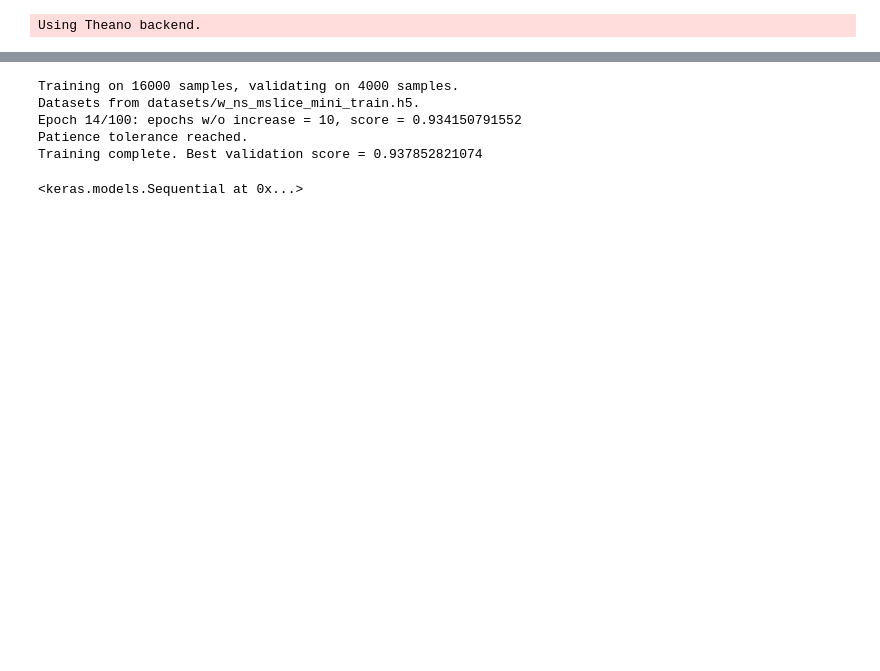
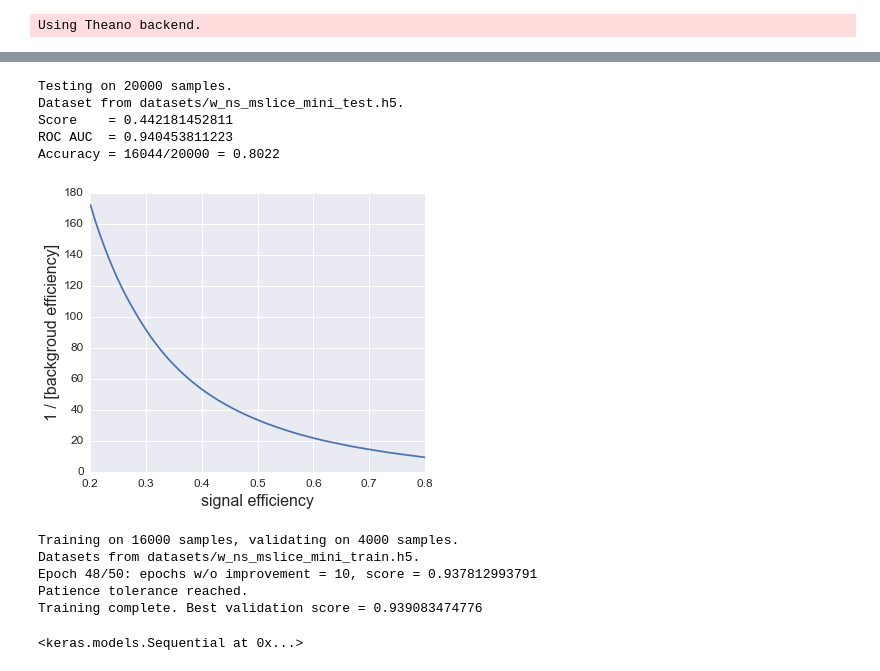
Before and after one commit to deepjets/deepjets, a Jupyter notebook: maxout.ipynb, the cells around one changed output, grey strips where cells are left out. Saved outputs shown, nothing was run; the diff lists cells and outputs as text; code cells hidden in the pictures; blank space fills up the shorter version.

```diff
--- a/maxout.ipynb
+++ b/maxout.ipynb
@@ -12,3 +12,5 @@ from deepjets import learning, models, preprocessing, utils
 Using Theano backend.
 # %%
 model = models.get_maxout(25**2)
+learning.train_model(model, 'datasets/w_ns_mslice_mini_train.h5', 'models/w_ns_mslice_mini',
+                     epochs=50, patience=10)
@@ -15,11 +24,23 @@ model = models.get_maxout(25**2)
+# %%
+roc = learning.test_model(models.load_model('models/w_ns_mslice_mini'),
+                          'datasets/w_ns_mslice_mini_test.h5', show_roc_curve=True)
+# Cross-validation early stopping
+# %% [output]
+Testing on 20000 samples.
+Dataset from datasets/w_ns_mslice_mini_test.h5.
+Score    = 0.442181452811
+ROC AUC  = 0.940453811223
+Accuracy = 16044/20000 = 0.8022
+[figure, added]
 # %%
-learning.train_model(model, 'datasets/w_ns_mslice_mini_train.h5', 'models/w_ns_mslice_mini',
-                     roc_auc_loss=True)
+model = models.get_maxout(25**2)
+learning.train_model(model, 'datasets/w_ns_mslice_mini_train.h5',
+                     'models/w_ns_mslice_mini_roc', use_auc_score=True, epochs=50, patience=10)
 # %% [output]
 Training on 16000 samples, validating on 4000 samples.
 Datasets from datasets/w_ns_mslice_mini_train.h5.
-Epoch 14/100: epochs w/o increase = 10, score = 0.934150791552
+Epoch 48/50: epochs w/o improvement = 10, score = 0.937812993791
 Patience tolerance reached.
-Training complete. Best validation score = 0.937852821074
+Training complete. Best validation score = 0.939083474776
 <keras.models.Sequential at 0x...>
 # %%
```
Also changed, not shown: parts of 2 cells of this notebook, 1 other file.
